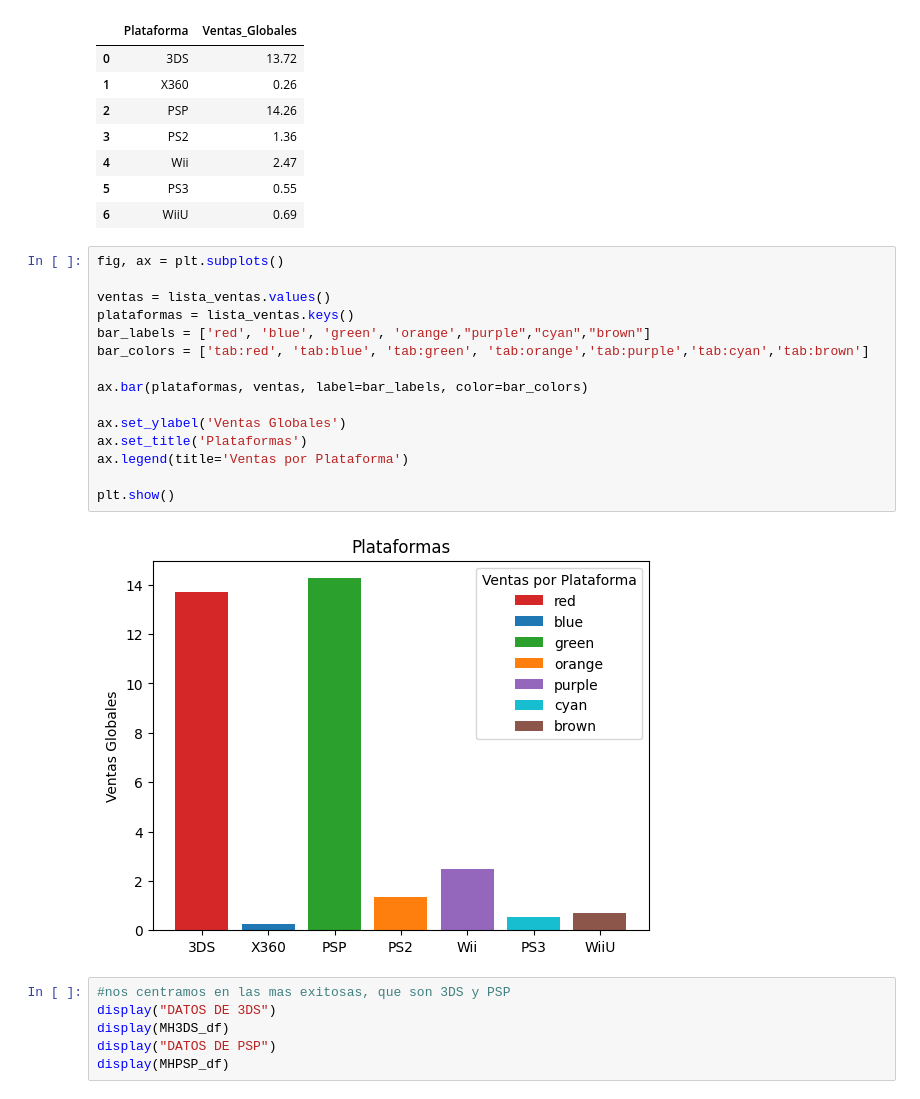
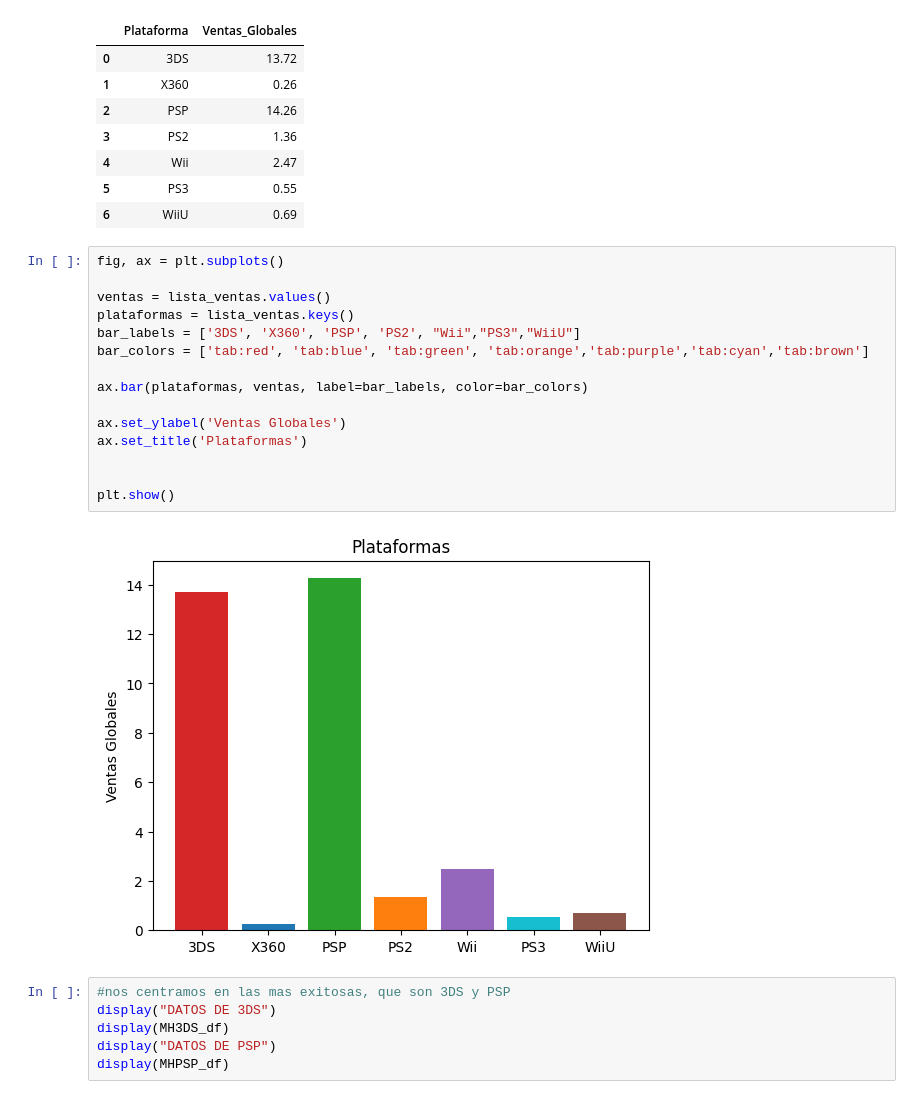
Before and after one commit to AdrianNiet/Proyecto-EDA, a Jupyter notebook: proyecto analisis de datos/codigo/base de datos/Datos juegos Monster Hunter.ipynb, the cells around one changed output. Drawn from its saved outputs; the diff is of its cells as text.

Commit message:
cambios a un par de plots

```diff
--- a/proyecto analisis de datos/codigo/base de datos/Datos juegos Monster Hunter.ipynb
+++ b/proyecto analisis de datos/codigo/base de datos/Datos juegos Monster Hunter.ipynb
@@ -89,20 +80,20 @@ ventas_globales
 # %%
 fig, ax = plt.subplots()
 
 ventas = lista_ventas.values()
 plataformas = lista_ventas.keys()
-bar_labels = ['red', 'blue', 'green', 'orange',"purple","cyan","brown"]
+bar_labels = ['3DS', 'X360', 'PSP', 'PS2', "Wii","PS3","WiiU"]
 bar_colors = ['tab:red', 'tab:blue', 'tab:green', 'tab:orange','tab:purple','tab:cyan','tab:brown']
 
 ax.bar(plataformas, ventas, label=bar_labels, color=bar_colors)
 
 ax.set_ylabel('Ventas Globales')
 ax.set_title('Plataformas')
-ax.legend(title='Ventas por Plataforma')
+
 
 plt.show()
 # %% [output]
-[figure, old version]
+[figure, new version]
 # %%
 #nos centramos en las mas exitosas, que son 3DS y PSP
 display("DATOS DE 3DS")
```
Also changed, not shown: parts of 2 cells of this notebook, 19 other files.
